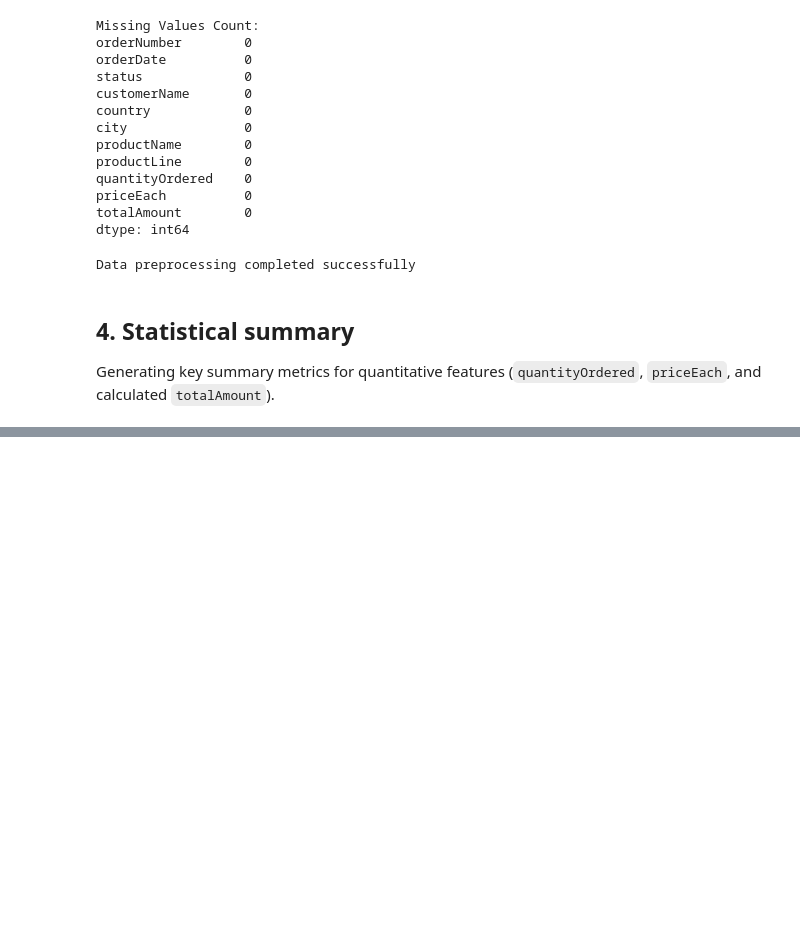
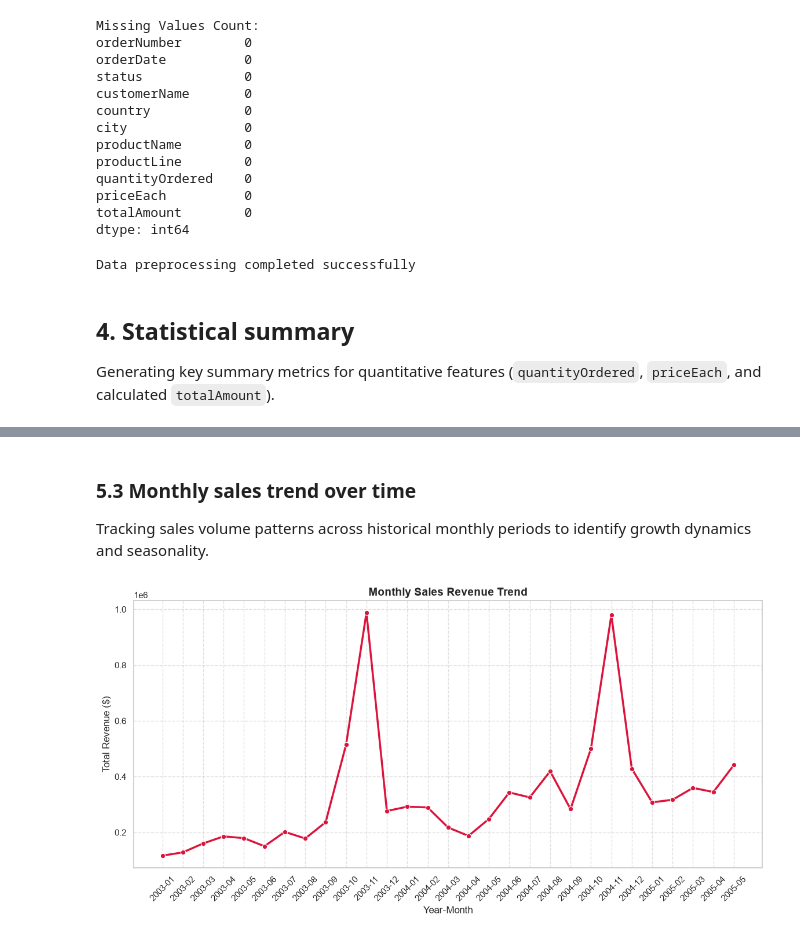
Before and after one commit to shekhshahedjiban-crypto/data_analysis_project, a Jupyter notebook: classicmodel.ipynb, the cells around one changed output, grey strips where cells are left out. Drawn from its saved outputs; the diff is of its cells as text; code cells hidden in the pictures; blank space fills up the shorter version.

```diff
--- a/classicmodel.ipynb
+++ b/classicmodel.ipynb
@@ -169,0 +221,17 @@ Generating key summary metrics for quantitative features (`quantityOrdered`, `pr
+# %% [markdown]
+### 5.3 Monthly sales trend over time
+Tracking sales volume patterns across historical monthly periods to identify growth dynamics and seasonality.
+# %%
+monthly_trend = df.groupby('year_month')['totalAmount'].sum().reset_index()
+monthly_trend['year_month'] = monthly_trend['year_month'].astype(str)
+
+plt.figure(figsize=(14, 6))
+sns.lineplot(x='year_month', y='totalAmount', data=monthly_trend, marker='o', color='crimson', linewidth=2.5)
+plt.title('Monthly Sales Revenue Trend', fontsize=14, fontweight='bold')
+plt.xlabel('Year-Month', fontsize=12)
+plt.ylabel('Total Revenue ($)', fontsize=12)
+plt.xticks(rotation=45)
+plt.grid(True, linestyle='--', alpha=0.6)
+plt.show()
+# %% [output]
+[figure, added]
```
Also changed, not shown: parts of 7 cells of this notebook.
